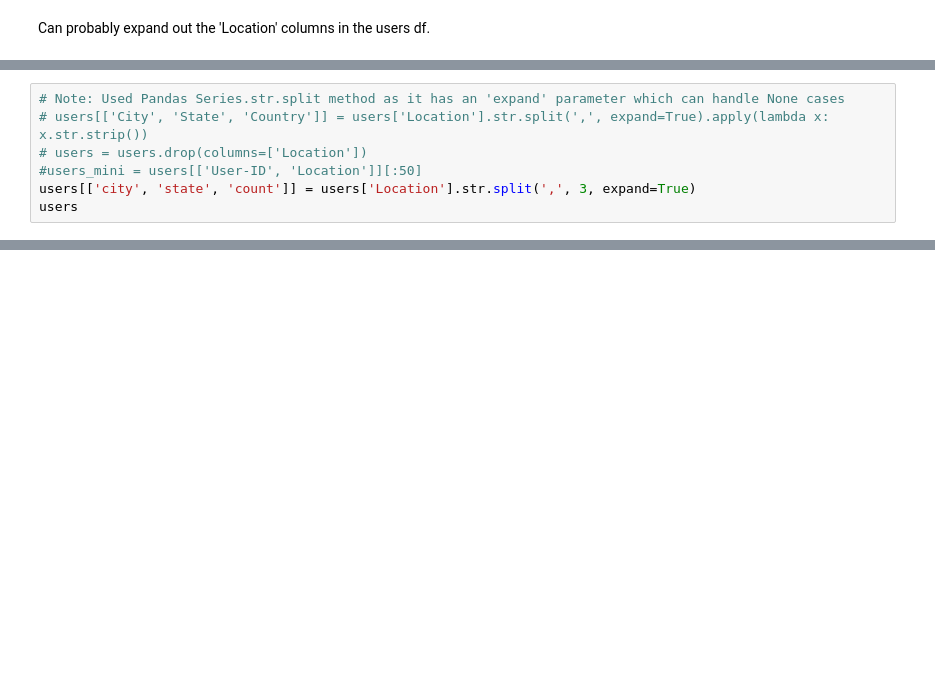
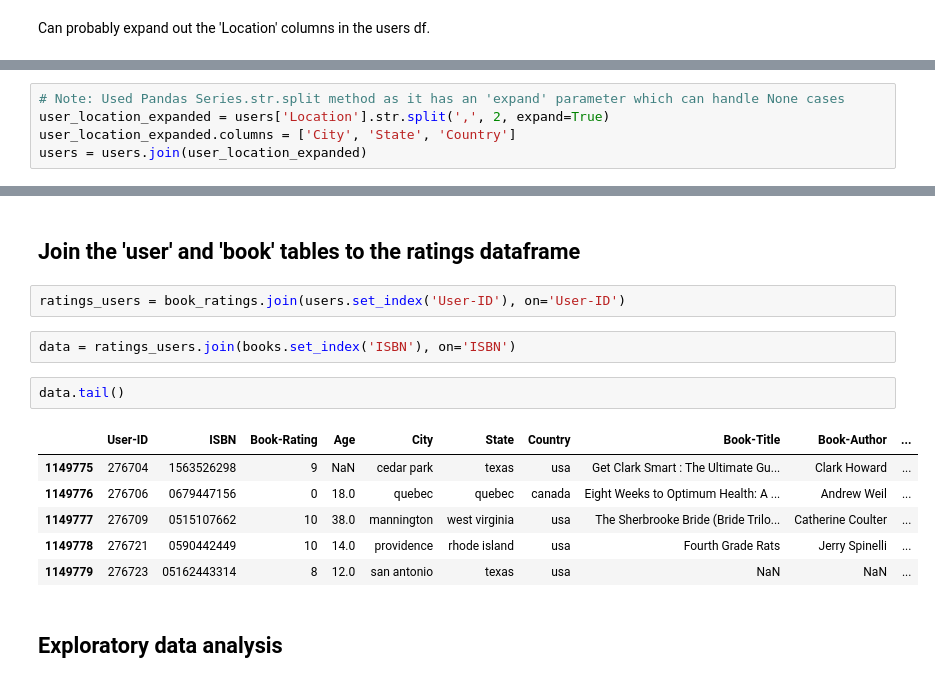
Before and after one commit to tttgm/fellowshipai, a Jupyter notebook: Book-Crossing-Recommender.ipynb, the cells around one changed output, grey strips where cells are left out. Saved outputs shown, nothing was run; the diff lists cells and outputs as text; blank space fills up the shorter version.

```diff
--- a/Book-Crossing-Recommender.ipynb
+++ b/Book-Crossing-Recommender.ipynb
@@ -83,7 +73,5 @@ Can probably expand out the 'Location' columns in the users df.
 # %%
 # Note: Used Pandas Series.str.split method as it has an 'expand' parameter which can handle None cases
-# users[['City', 'State', 'Country']] = users['Location'].str.split(',', expand=True).apply(lambda x: x.str.strip())
-# users = users.drop(columns=['Location'])
-#users_mini = users[['User-ID', 'Location']][:50]
-users[['city', 'state', 'count']] = users['Location'].str.split(',', 3, expand=True)
-users
+user_location_expanded = users['Location'].str.split(',', 2, expand=True)
+user_location_expanded.columns = ['City', 'State', 'Country']
+users = users.join(user_location_expanded)
@@ -95,0 +88,17 @@ pd.__version__
+# %% [markdown]
+## Join the 'user' and 'book' tables to the ratings dataframe
+# %%
+ratings_users = book_ratings.join(users.set_index('User-ID'), on='User-ID')
+# %%
+data = ratings_users.join(books.set_index('ISBN'), on='ISBN')
+# %%
+data.tail()
+# %% [output]
+|  | User-ID | ISBN | Book-Rating | Age | City | State | Country | Book-Title | Book-Author | ... |
+| 1149775 | 276704 | 1563526298 | 9 | NaN | cedar park | texas | usa | Get Clark Smart : The Ultimate Gu... | Clark Howard | ... |
+| 1149776 | 276706 | 0679447156 | 0 | 18.0 | quebec | quebec | canada | Eight Weeks to Optimum Health: A ... | Andrew Weil | ... |
+| 1149777 | 276709 | 0515107662 | 10 | 38.0 | mannington | west virginia | usa | The Sherbrooke Bride (Bride Trilo... | Catherine Coulter | ... |
+| 1149778 | 276721 | 0590442449 | 10 | 14.0 | providence | rhode island | usa | Fourth Grade Rats | Jerry Spinelli | ... |
+| 1149779 | 276723 | 05162443314 | 8 | 12.0 | san antonio | texas | usa | NaN | NaN | ... |
+# %% [markdown]
+## Exploratory data analysis
```
Also changed, not shown: parts of 62 cells of this notebook, 1 other file.
